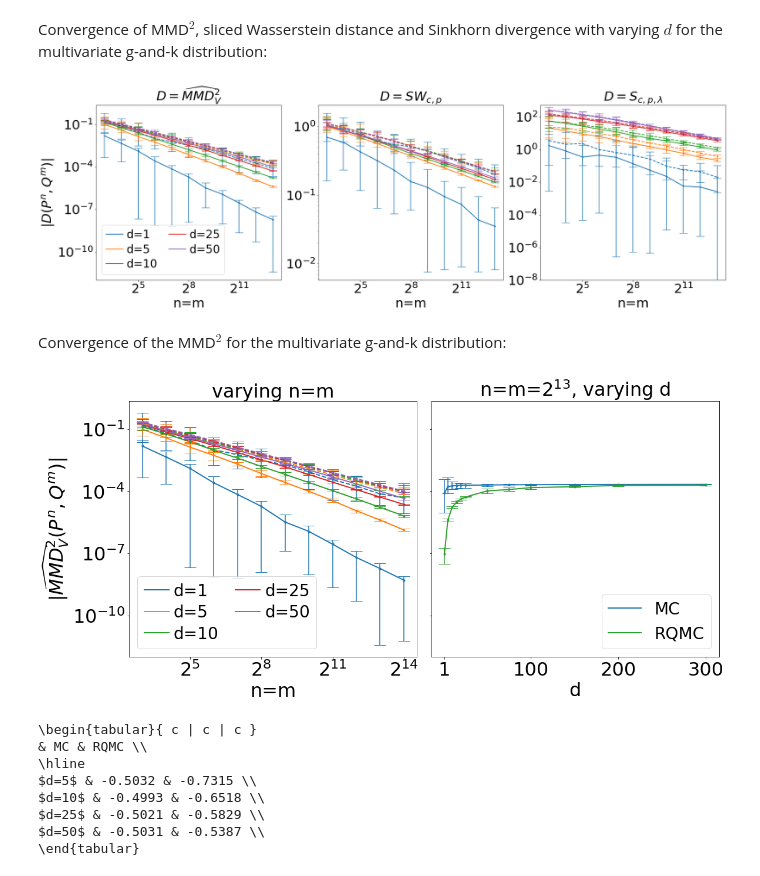
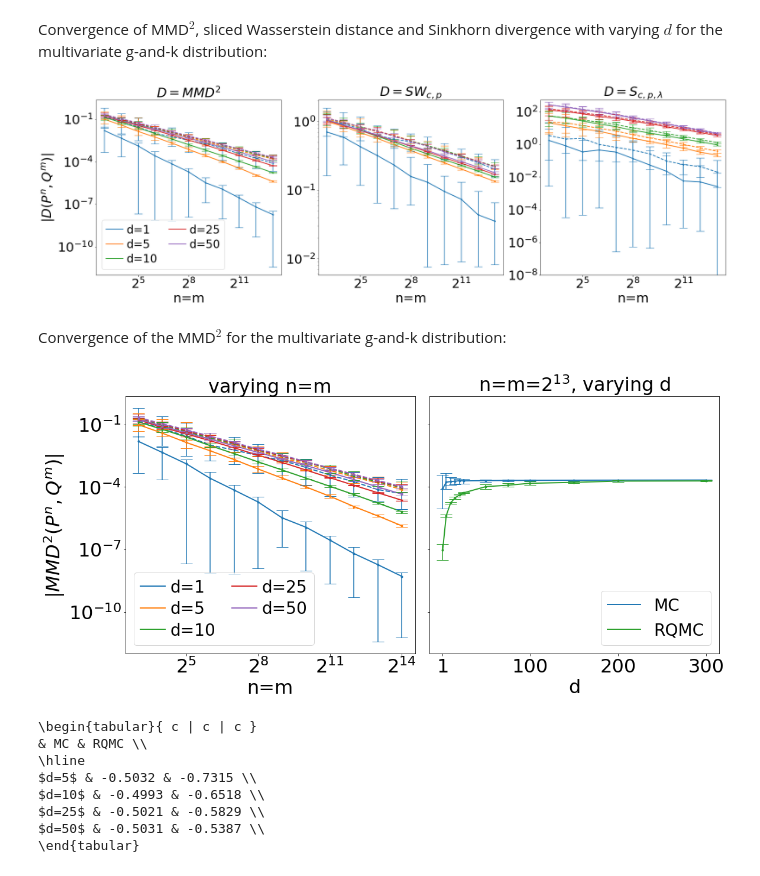
Before and after one commit to johannnamr/Discrepancy-based-inference-using-QMC, a Jupyter notebook: Visualisations/Inference.ipynb, the cells around one changed output. Drawn from its saved outputs; the diff is of its cells as text; code cells hidden in the pictures.

```diff
--- a/Visualisations/Inference.ipynb
+++ b/Visualisations/Inference.ipynb
@@ -948,7 +948,7 @@ ax1.set_xscale('log', basex=2)
 ax1.set_yscale('log', basey=10)
 ax1.set_xlabel('n=m')
 ax1.set_ylabel(r'$|D(P^n,Q^m)|$')
-ax1.set_title(r'$D = \widehat{MMD}^2_V$')
+ax1.set_title(r'$D = MMD^2$')
 ax1.legend(loc= 'lower left',ncol=2,handlelength=1.5,labelspacing=0.3,handletextpad=0.3,columnspacing=1)
 
 # SW(P^n,Q^m) against n
@@ -984,34 +984,34 @@ ax3.plot(n[:-1], mvgandk_sink_n_d1['sink_mc'],'--', linewidth=2, color=cmap(0))
 ax3.plot(n[:-1], mvgandk_sink_n_d5['sink_rqmc'], linewidth=2, color=cmap(1), label='d=5')
 ax3.plot(n[:-1], mvgandk_sink_n_d5['sink_mc'],'--', linewidth=2, color=cmap(1))
 ax3.plot(n[:-1], mvgandk_sink_n_d10['sink_rqmc'][:-1], linewidth=2, color=cmap(2), label='d=10')
 ax3.plot(n[:-1], mvgandk_sink_n_d10['sink_mc'][:-1],'--', linewidth=2, color=cmap(2))
 ax3.plot(n[:-1], mvgandk_sink_n_d25['sink_rqmc'][:-1], linewidth=2, color=cmap(3), label='d=25')
 ax3.plot(n[:-1], mvgandk_sink_n_d25['sink_mc'][:-1],'--', linewidth=2, color=cmap(3))
 ax3.plot(n[:-1], mvgandk_sink_n_d50['sink_rqmc'][:-1], linewidth=2, color=cmap(4), label='d=50')
 ax3.plot(n[:-1], mvgandk_sink_n_d50['sink_mc'][:-1],'--', linewidth=2, color=cmap(4))
 ax3.errorbar(n[:-1], mvgandk_sink_n_d1['sink_mc'], yerr=[mvgandk_sink_n_d1['sink_mc']-mvgandk_sink_n_d1['sink_min_mc'],mvgandk_sink_n_d1['sink_max_mc']-mvgandk_sink_n_d1['sink_mc']], fmt='.', color=cmap(0), capsize=10, elinewidth=1.5)
 ax3.errorbar(n[:-1], mvgandk_sink_n_d1['sink_rqmc'], yerr=[mvgandk_sink_n_d1['sink_rqmc']-mvgandk_sink_n_d1['sink_min_rqmc'],mvgandk_sink_n_d1['sink_max_rqmc']-mvgandk_sink_n_d1['sink_rqmc']], fmt='.', color=cmap(0), capsize=10, elinewidth=1.5)
 ax3.errorbar(n[:-1], mvgandk_sink_n_d5['sink_mc'], yerr=[mvgandk_sink_n_d5['sink_mc']-mvgandk_sink_n_d5['sink_min_mc'],mvgandk_sink_n_d5['sink_max_mc']-mvgandk_sink_n_d5['sink_mc']], fmt='.', color=cmap(1), capsize=10, elinewidth=1.5)
 ax3.errorbar(n[:-1], mvgandk_sink_n_d5['sink_rqmc'], yerr=[mvgandk_sink_n_d5['sink_rqmc']-mvgandk_sink_n_d5['sink_min_rqmc'],mvgandk_sink_n_d5['sink_max_rqmc']-mvgandk_sink_n_d5['sink_rqmc']], fmt='.', color=cmap(1), capsize=10, elinewidth=1.5)
 ax3.errorbar(n[:-1], mvgandk_sink_n_d10['sink_rqmc'][:-1], yerr=[mvgandk_sink_n_d10['sink_rqmc'][:-1]-mvgandk_sink_n_d10['sink_min_rqmc'][:-1],mvgandk_sink_n_d10['sink_max_rqmc'][:-1]-mvgandk_sink_n_d10['sink_rqmc'][:-1]], fmt='.', color=cmap(2), capsize=10, elinewidth=1.5)
 ax3.errorbar(n[:-1], mvgandk_sink_n_d10['sink_mc'][:-1], yerr=[mvgandk_sink_n_d10['sink_mc'][:-1]-mvgandk_sink_n_d10['sink_min_mc'][:-1],mvgandk_sink_n_d10['sink_max_mc'][:-1]-mvgandk_sink_n_d10['sink_mc'][:-1]], fmt='.', color=cmap(2), capsize=10, elinewidth=1.5)
 ax3.errorbar(n[:-1], mvgandk_sink_n_d25['sink_rqmc'][:-1], yerr=[mvgandk_sink_n_d25['sink_rqmc'][:-1]-mvgandk_sink_n_d25['sink_min_rqmc'][:-1],mvgandk_sink_n_d25['sink_max_rqmc'][:-1]-mvgandk_sink_n_d25['sink_rqmc'][:-1]], fmt='.', color=cmap(3), capsize=10, elinewidth=1.5)
 ax3.errorbar(n[:-1], mvgandk_sink_n_d25['sink_mc'][:-1], yerr=[mvgandk_sink_n_d25['sink_mc'][:-1]-mvgandk_sink_n_d25['sink_min_mc'][:-1],mvgandk_sink_n_d25['sink_max_mc'][:-1]-mvgandk_sink_n_d25['sink_mc'][:-1]], fmt='.', color=cmap(3), capsize=10, elinewidth=1.5)
 ax3.errorbar(n[:-1], mvgandk_sink_n_d50['sink_rqmc'][:-1], yerr=[mvgandk_sink_n_d50['sink_rqmc'][:-1]-mvgandk_sink_n_d50['sink_min_rqmc'][:-1],mvgandk_sink_n_d50['sink_max_rqmc'][:-1]-mvgandk_sink_n_d50['sink_rqmc'][:-1]], fmt='.', color=cmap(4), capsize=10, elinewidth=1.5)
 ax3.errorbar(n[:-1], mvgandk_sink_n_d50['sink_mc'][:-1], yerr=[mvgandk_sink_n_d50['sink_mc'][:-1]-mvgandk_sink_n_d50['sink_min_mc'][:-1],mvgandk_sink_n_d50['sink_max_mc'][:-1]-mvgandk_sink_n_d50['sink_mc'][:-1]], fmt='.', color=cmap(4), capsize=10, elinewidth=1.5)
 ax3.set_xscale('log', basex=2)
 ax3.set_yscale('log', basey=10)
 ax3.set_ylim(1e-8,500)
 ax3.set_xlabel('n=m')
 #ax3.set_ylabel(r'$|S_{c,p,\lambda}(P^n,Q^m)|$')
 ax3.set_title(r'$D = S_{c,p,\lambda}$')
 
 plt.subplots_adjust(wspace=0.2, hspace=0.05)
 
 plt.savefig('mvgandk_convergence.png',bbox_inches = 'tight', pad_inches = .1)
 plt.show()
 # %% [output]
-[figure, old version]
+[figure, new version]
 # %% [markdown]
 Convergence of the MMD$^2$ for the multivariate g-and-k distribution:
 # %%
@@ -1057,7 +1057,7 @@ ax1.errorbar(n, mvgandk_mmd2_n_d50['mmd_mc'], yerr=[mvgandk_mmd2_n_d50['mmd_mc']
 ax1.set_xscale('log', basex=2)
 ax1.set_yscale('log', basey=10)
 ax1.set_xlabel('n=m')
-ax1.set_ylabel(r'$|\widehat{MMD}^2_V(P^n,Q^m)|$')
+ax1.set_ylabel(r'$|MMD^2(P^n,Q^m)|$')
 ax1.set_title('varying n=m')
 ax1.legend(loc= 'lower left',ncol=2,handlelength=1.5,labelspacing=0.3,handletextpad=0.3,columnspacing=1)
 
@@ -1077,7 +1077,7 @@ plt.subplots_adjust(wspace=0.05, hspace=0.05)
 plt.savefig('mvgandk_mmd2_convergence.png',bbox_inches = 'tight', pad_inches = .1)
 plt.show()
 # %% [output]
-[figure, old version]
+[figure, new version]
 # %%
 from sklearn import linear_model
 # %%
```
Also changed, not shown: parts of 8 cells of this notebook.
